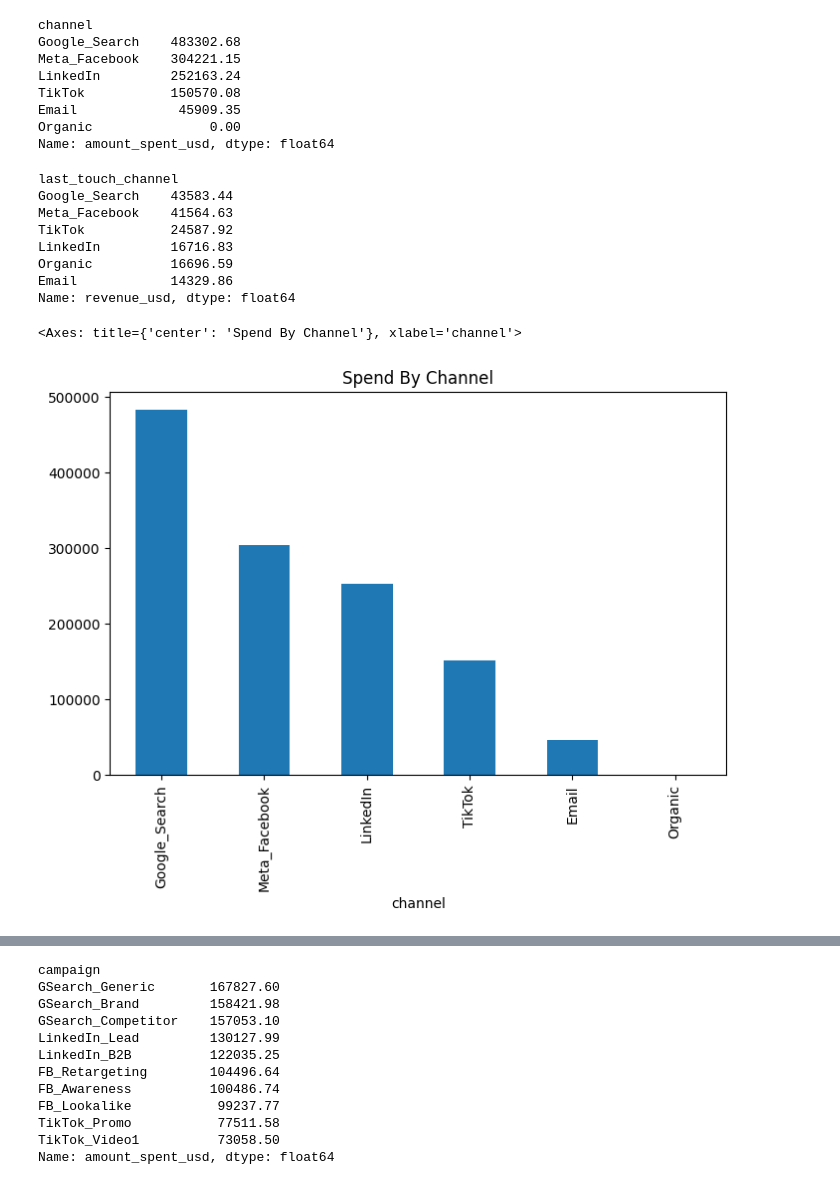
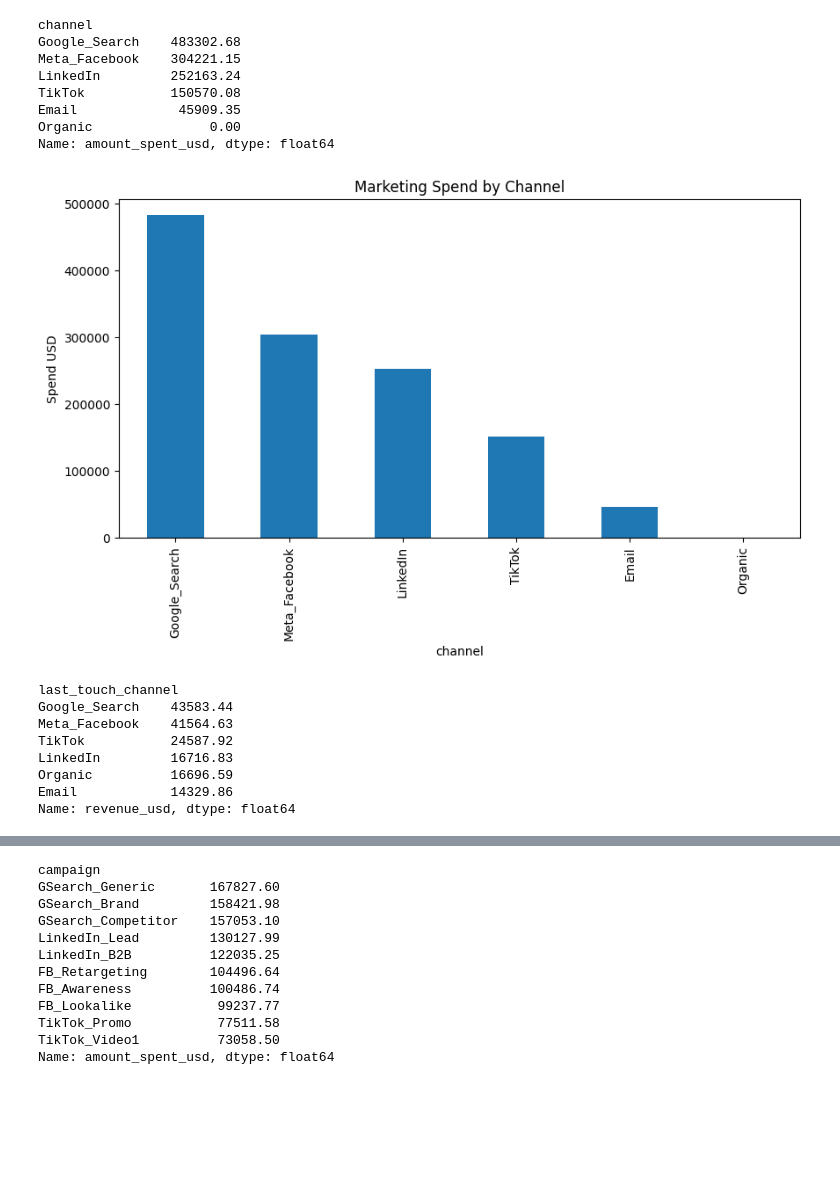
Before and after one commit to banerjee109/Infotact-Data-Team-2, a Jupyter notebook: notebook/business_metrics.ipynb, the cells around one changed output, grey strips where cells are left out. Cells and saved outputs as stored; diff of their text form; code cells hidden in the pictures; blank space fills up the shorter version.

```diff
--- a/notebook/business_metrics.ipynb
+++ b/notebook/business_metrics.ipynb
@@ -78,7 +129,7 @@ Channel Performance Analysis
 # %%
 channel_spend = (
-    ad_df
-    .groupby("channel")["amount_spent_usd"]
+    ad_df.groupby("channel")
+    ["amount_spent_usd"]
     .sum()
     .sort_values(ascending=False)
 )
@@ -93,5 +144,14 @@ TikTok           150570.08
 Email             45909.35
 Organic               0.00
 Name: amount_spent_usd, dtype: float64
+# %%
+channel_spend.plot(kind="bar")
+
+plt.title("Marketing Spend by Channel")
+plt.ylabel("Spend USD")
+
+plt.show()
+# %% [output]
+[figure, added]
 # %%
 channel_revenue = (
@@ -111,13 +171,4 @@ LinkedIn         16716.83
 Organic          16696.59
 Email            14329.86
 Name: revenue_usd, dtype: float64
-# %%
-channel_spend.plot(
-    kind="bar",
-    figsize=(8,5),
-    title="Spend By Channel"
-)
-# %% [output]
-<Axes: title={'center': 'Spend By Channel'}, xlabel='channel'>
-[figure, removed]
 # %%
```
Also changed, not shown: parts of 25 cells of this notebook.
